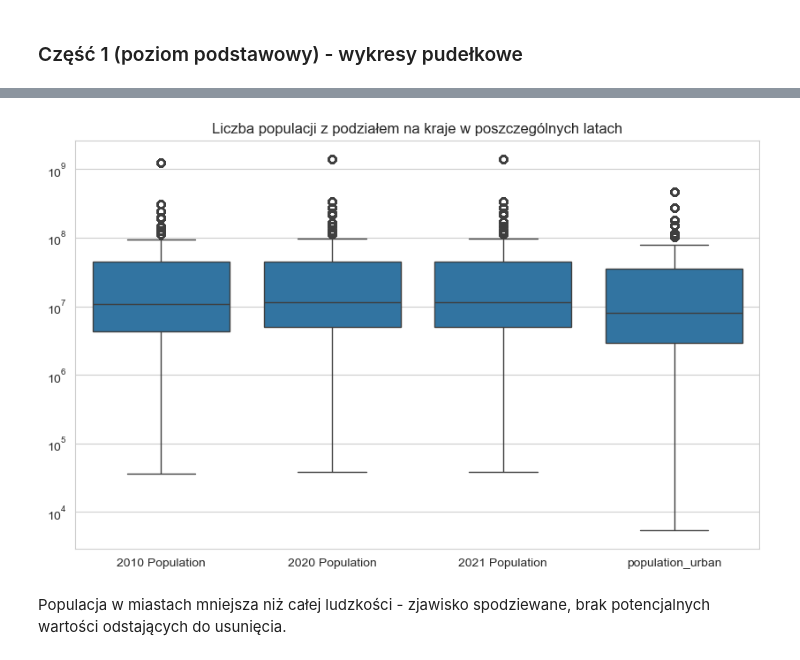
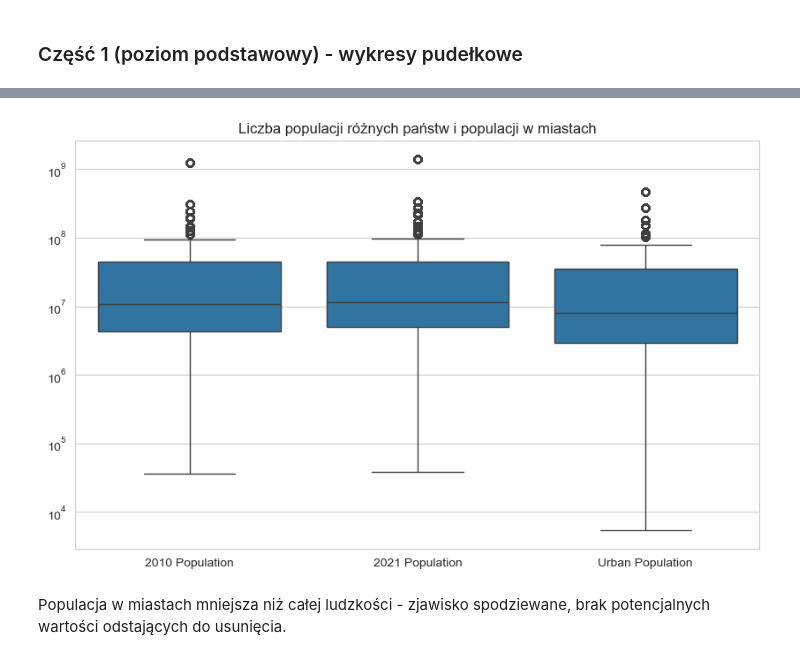
Before and after one commit to AbsZeroO/big-data, a Jupyter notebook: Poziom_2/Poziom2.ipynb, the cells around one changed output, grey strips where cells are left out. Cells and saved outputs as stored; diff of their text form; code cells hidden in the pictures.

```diff
--- a/Poziom_2/Poziom2.ipynb
+++ b/Poziom_2/Poziom2.ipynb
@@ -14,6 +14,12 @@ import pandas as pd
 import numpy as np
 from matplotlib import pyplot as plt
 df_data = pd.read_csv("../wyniki/final_data.csv")
+df_data.rename(columns={"population_urban": "Urban Population", "Density (per km²)": "Density_per_km"}, inplace=True)
+df_data = df_data.sort_values(by=['Country_name', 'date'])
+df_data['Total_cases'] = df_data.groupby('Country_name')['Total_confirmed_cases'].cumsum()
+df_data['Total_deceased'] = df_data.groupby('Country_name')['Total_new_deceased'].cumsum()
+df_data['Total_vaccinations'] = df_data.groupby('Country_name')['Total_new_vaccinations'].cumsum()
+df_data.to_csv("../wyniki/final_data.csv")
 # %% [markdown]
 ### Część 1 (poziom podstawowy) - wykresy pudełkowe
 # %% [markdown]
@@ -44,21 +51,21 @@ Ujemnie wartości, szczególnie w przypadku śmierci i szczepień, wydają się
 # %%
 df_filtered = df_data.melt(
-    value_vars=["2010 Population", "2020 Population", "2021 Population", "population_urban"],
+    value_vars=["2010 Population", "2021 Population", "Urban Population"],
     var_name="Metric",
     value_name="Cases",
     ignore_index=True
 )
 
 plt.figure(figsize=(10, 6))
 sns.boxplot(data=df_filtered, x="Metric", y="Cases")
 plt.xlabel("")
 plt.ylabel("")
 plt.yscale("log")
-plt.title("Liczba populacji różnych państw w poszczególnych latach")
+plt.title("Liczba populacji różnych państw i populacji w miastach")
 
 plt.show()
 # %% [output]
-[figure, old version]
+[figure, new version]
 # %% [markdown]
 Populacja w miastach mniejsza niż całej ludzkości - zjawisko spodziewane, brak potencjalnych wartości odstających do usunięcia.
 # %% [markdown]
```
Also changed, not shown: parts of 34 cells of this notebook.
